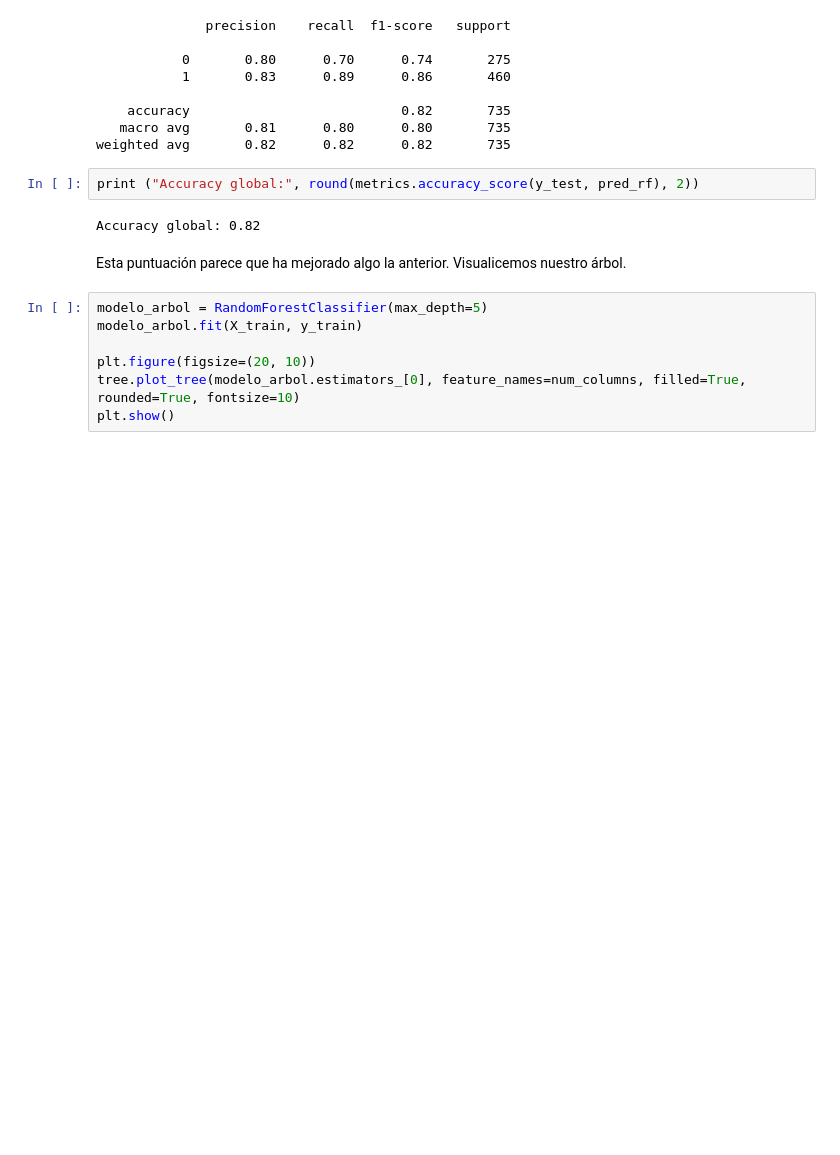
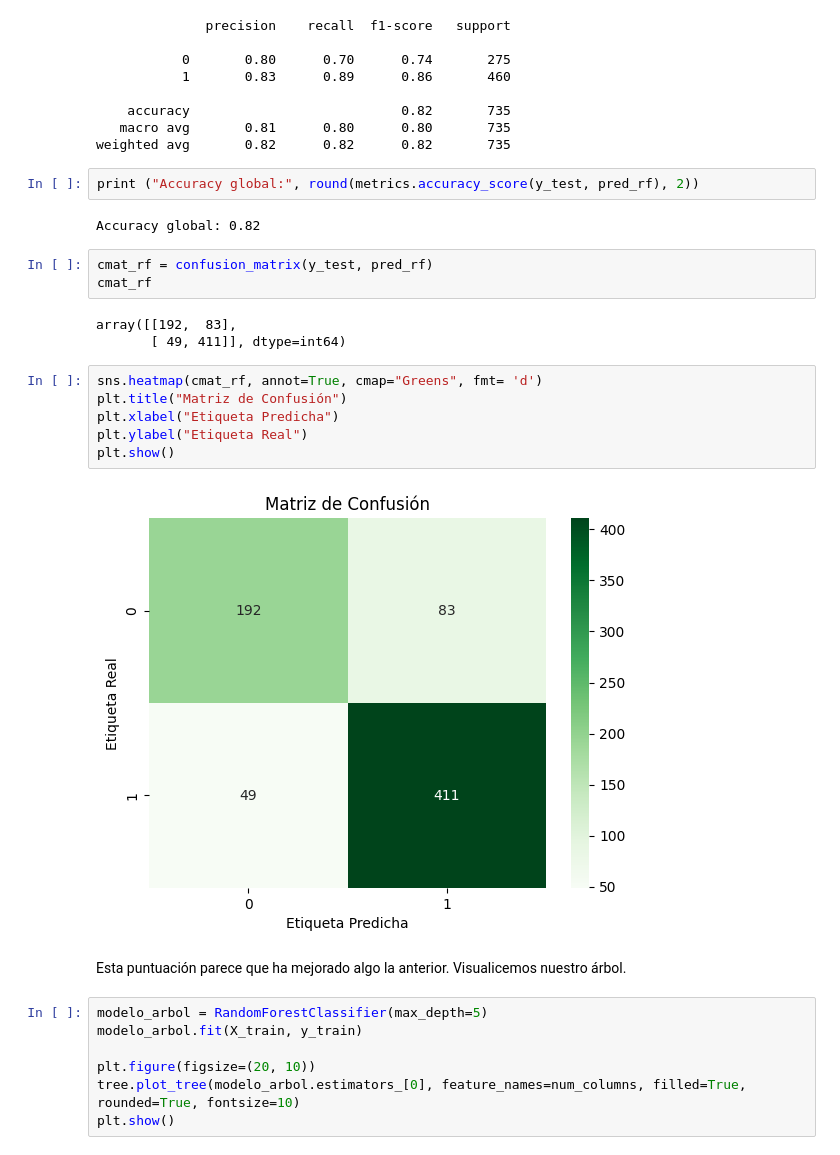
Before and after one commit to Vihelmet/Analisis_calidad_vino_blanco_ML, a Jupyter notebook: notebooks/03_Entrenamiento_modelo.ipynb, the cells around one changed output. Saved outputs shown, nothing was run; the diff lists cells and outputs as text; blank space fills up the shorter version.

```diff
--- a/notebooks/03_Entrenamiento_modelo.ipynb
+++ b/notebooks/03_Entrenamiento_modelo.ipynb
@@ -141,6 +155,20 @@ weighted avg       0.82      0.82      0.82       735
 print ("Accuracy global:", round(metrics.accuracy_score(y_test, pred_rf), 2))
 # %% [output]
 Accuracy global: 0.82
+# %%
+cmat_rf = confusion_matrix(y_test, pred_rf)
+cmat_rf
+# %% [output]
+array([[192,  83],
+       [ 49, 411]], dtype=int64)
+# %%
+sns.heatmap(cmat_rf, annot=True, cmap="Greens", fmt= 'd')
+plt.title("Matriz de Confusión")
+plt.xlabel("Etiqueta Predicha")
+plt.ylabel("Etiqueta Real")
+plt.show()
+# %% [output]
+[figure, added]
 # %% [markdown]
 Esta puntuación parece que ha mejorado algo la anterior. Visualicemos nuestro árbol.
 # %%
```
Also changed, not shown: parts of 14 cells of this notebook.
